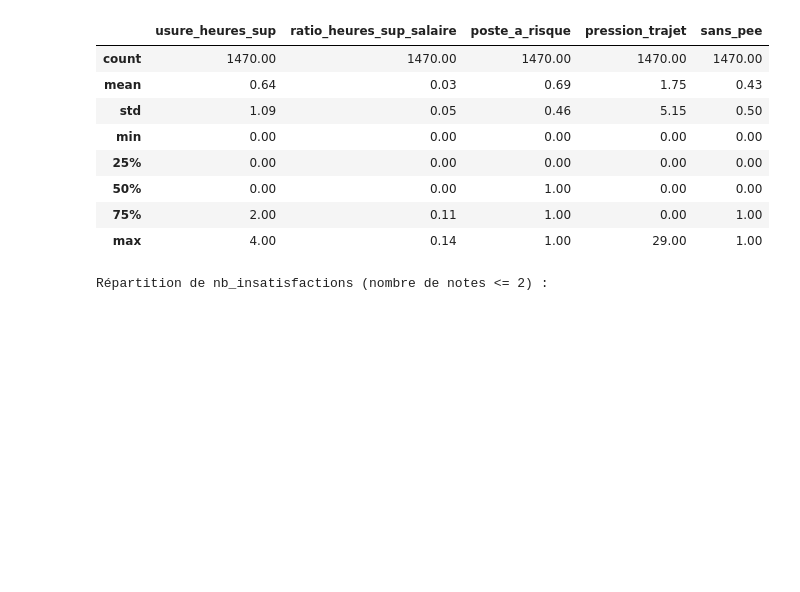
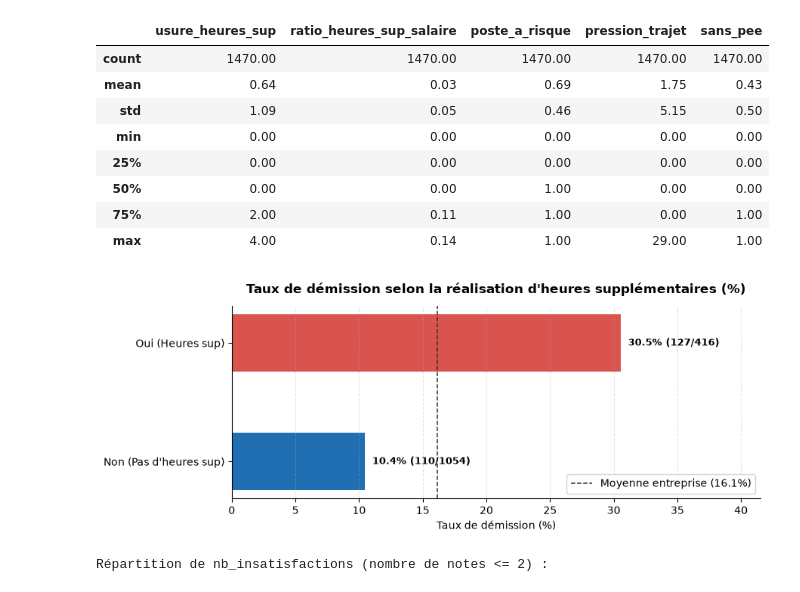
Before and after one commit to Alexis-h2/P4_OC_Classification_RH_turn_over, a Jupyter notebook: Hernandez_Alexis_1_notebook_112026.ipynb, the cells around one changed output. Drawn from its saved outputs; the diff is of its cells as text; code cells hidden in the pictures; blank space fills up the shorter version.

```diff
--- a/Hernandez_Alexis_1_notebook_112026.ipynb
+++ b/Hernandez_Alexis_1_notebook_112026.ipynb
@@ -995,6 +1104,52 @@ Répartition des variables retenues du Bloc 2 :
 | 50% | 0.00 | 0.00 | 1.00 | 0.00 | 0.00 |
 | 75% | 2.00 | 0.11 | 1.00 | 0.00 | 1.00 |
 | max | 4.00 | 0.14 | 1.00 | 29.00 | 1.00 |
+# %%
+# Graphique pour visualiser les taux de démission si réalisation heures supplémentaires
+
+stats_heures_sup = (
+    pd.DataFrame({
+        "heures_sup": heure_sup_bool.map({0: "Non (Pas d'heures sup)", 1: "Oui (Heures sup)"}),
+        "depart": df_feature["a_quitte_l_entreprise"],
+    })
+    .groupby("heures_sup")["depart"]
+    .agg(
+        effectif="count",
+        nb_departs=lambda s: (s == "Oui").sum(),
+        taux_demission=lambda s: (s == "Oui").mean() * 100,
+    )
+    .sort_values(by="taux_demission", ascending=True)
+)
+
+taux_moyen = (df_feature["a_quitte_l_entreprise"] == "Oui").mean() * 100
+couleurs = ["#d9534f" if val > taux_moyen else "#1f6fb2" for val in stats_heures_sup["taux_demission"]]
+
+plt.figure(figsize=(9, 3.6))
+bars = plt.barh(stats_heures_sup.index, stats_heures_sup["taux_demission"], color=couleurs, height=0.48)
+
+plt.axvline(taux_moyen, color="#333333", linestyle="--", linewidth=1.1, label=f"Moyenne entreprise ({taux_moyen:.1f}%)")
+plt.title("Taux de démission selon la réalisation d'heures supplémentaires (%)", fontweight="bold", pad=12)
+plt.xlabel("Taux de démission (%)")
+plt.xlim(0, stats_heures_sup["taux_demission"].max() + 11)
+plt.grid(axis="x", linestyle="--", alpha=0.35)
+plt.gca().spines["top"].set_visible(False)
+plt.gca().spines["right"].set_visible(False)
+plt.legend(loc="lower right", frameon=True)
+
+for bar, (_, row) in zip(bars, stats_heures_sup.iterrows()):
+    plt.text(
+        row["taux_demission"] + 0.6,
+        bar.get_y() + bar.get_height() / 2,
+        f"{row['taux_demission']:.1f}% ({int(row['nb_departs'])}/{int(row['effectif'])})",
+        va="center",
+        fontsize=9.5,
+        fontweight="bold",
+    )
+
+plt.tight_layout()
+plt.show()
+# %% [output]
+[figure, added]
 # %%
 # bloc 3 : climat social et cumul des insatisfactions (questionnaires de satisfaction)
 
```
Also changed, not shown: parts of 2 cells of this notebook.
